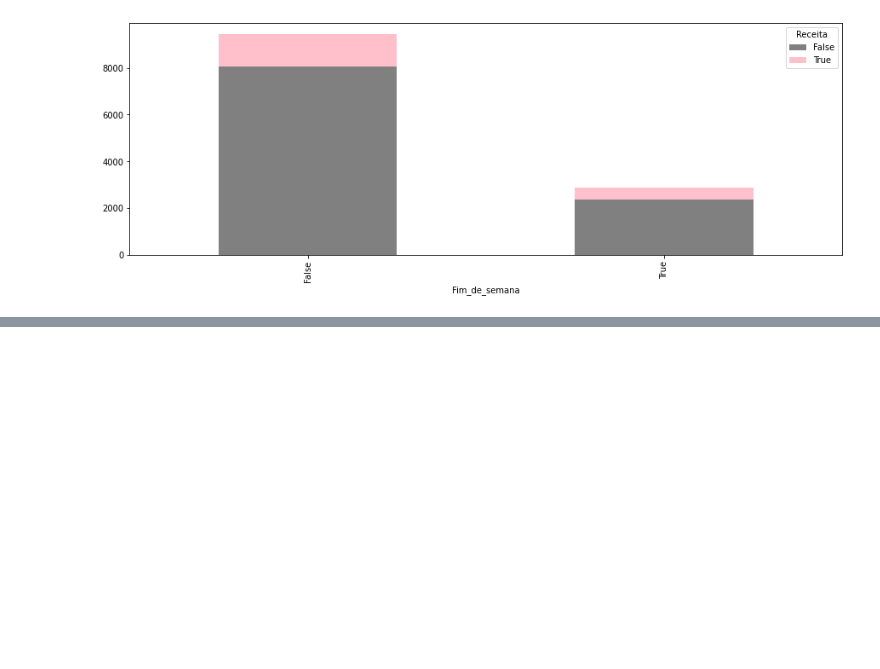
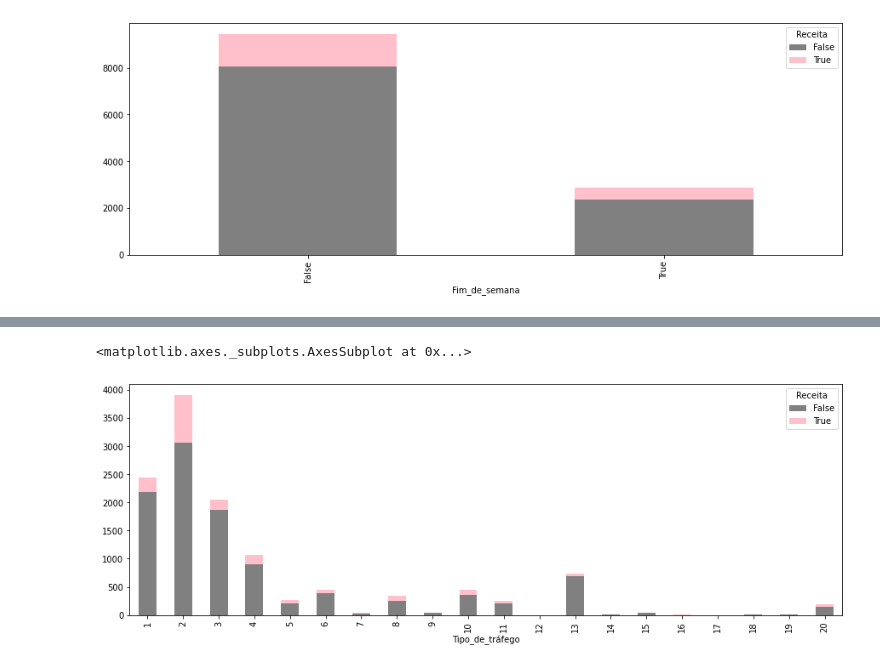
Before and after one commit to JulianaRamos2021/Previsao_compras, a Jupyter notebook: Previsão_de_compras_Ecommerce.ipynb, the cells around one changed output, grey strips where cells are left out. Drawn from its saved outputs; the diff is of its cells as text; code cells hidden in the pictures; blank space fills up the shorter version.

```diff
--- a/Previsão_de_compras_Ecommerce.ipynb
+++ b/Previsão_de_compras_Ecommerce.ipynb
@@ -355,0 +364,10 @@ pd.crosstab(df['Fim_de_semana'], df['Receita']).plot(kind = 'bar',
+# %%
+# Stacked Bar Tipos de tráfego x Receita
+
+pd.crosstab(df['Tipo_de_tráfego'], df['Receita']).plot(kind = 'bar',
+                                                     stacked = True,
+                                                     figsize = (15,5),
+                                                     color = ['gray', 'pink'])
+# %% [output]
+<matplotlib.axes._subplots.AxesSubplot at 0x...>
+[figure, added]
```
Also changed, not shown: parts of 4 cells of this notebook.
